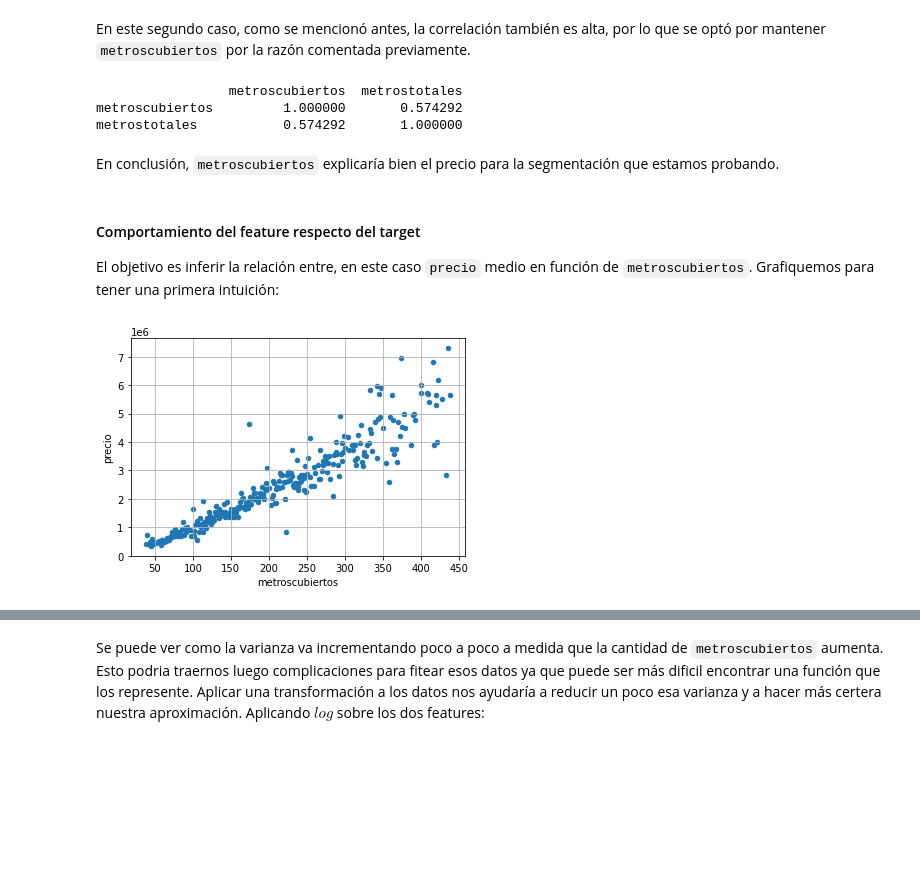
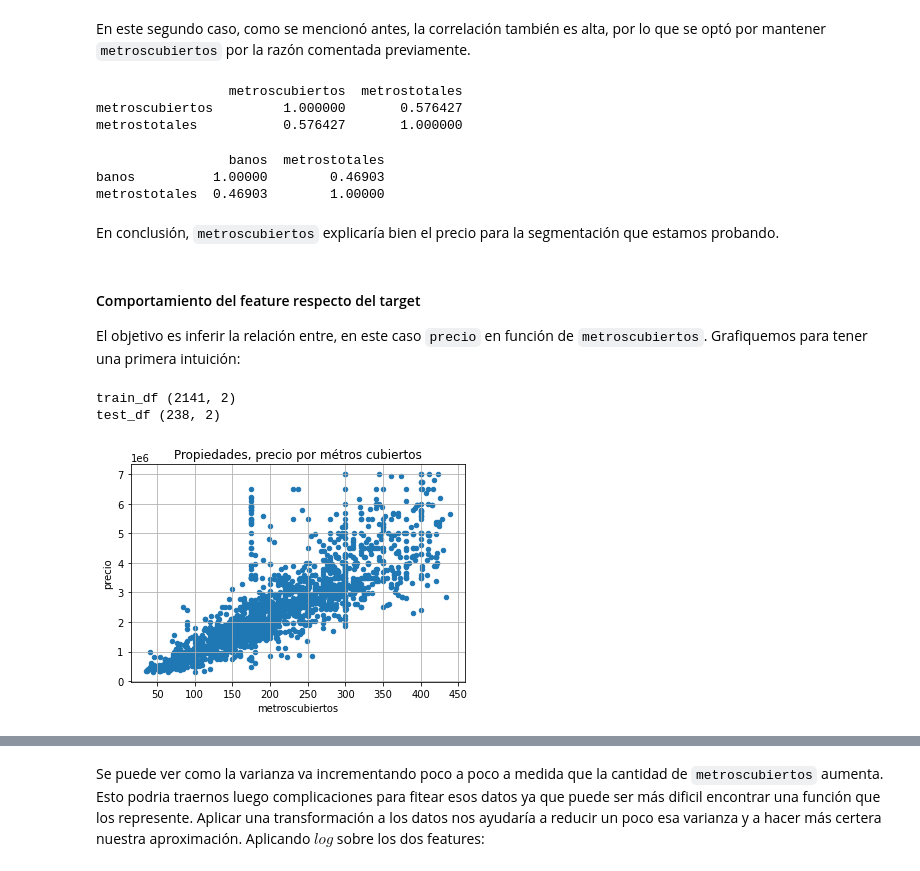
Before and after one commit to fzanollo/metodos-num, a Jupyter notebook: tp3/notebooks/PruebaDeConcepto.ipynb, the cells around one changed output, grey strips where cells are left out. Saved outputs shown, nothing was run; the diff lists cells and outputs as text; code cells hidden in the pictures; blank space fills up the shorter version.

```diff
--- a/tp3/notebooks/PruebaDeConcepto.ipynb
+++ b/tp3/notebooks/PruebaDeConcepto.ipynb
@@ -145,35 +230,41 @@ metroscubiertos  0.64305          1.00000
 # %% [markdown]
 En este segundo caso, como se mencionó antes, la correlación también es alta, por lo que se optó por mantener `metroscubiertos` por la razón comentada previamente.
 # %%
-print(train_df[['metroscubiertos', 'metrostotales']].corr())
+print(selection_df[['metroscubiertos', 'metrostotales']].corr())
 # %% [output]
                  metroscubiertos  metrostotales
-metroscubiertos         1.000000       0.574292
-metrostotales           0.574292       1.000000
+metroscubiertos         1.000000       0.576427
+metrostotales           0.576427       1.000000
+# %%
+print(selection_df[['banos', 'metrostotales']].corr())
+# %% [output]
+                 banos  metrostotales
+banos          1.00000        0.46903
+metrostotales  0.46903        1.00000
 # %% [markdown]
 En conclusión, `metroscubiertos` explicaría bien el precio para la segmentación que estamos probando.
 # %% [markdown]
 #### Comportamiento del feature respecto del target
 
-El objetivo es inferir la relación entre, en este caso `precio` medio en función de `metroscubiertos`. Grafiquemos para tener una primera intuición:
+El objetivo es inferir la relación entre, en este caso `precio` en función de `metroscubiertos`. Grafiquemos para tener una primera intuición:
 # %%
-# ¿ *esto vs sin agrupar* ?
+limit = math.floor(selection_df.shape[0] * .9)
 
-train_feature_df = train_df.groupby('metroscubiertos').mean().reset_index()
-test_feature_df = test_df.groupby('metroscubiertos').mean().reset_index()
+train_df = selection_df[:limit][['metroscubiertos', 'precio']]
+test_df = selection_df[limit:][['metroscubiertos', 'precio']]
+
+print(f"train_df {train_df.shape}")
+print(f"test_df {test_df.shape}")
 
 # removemos outliers de train set
-train_feature_df = train_feature_df[(np.abs(stats.zscore(train_feature_df)) < 3).all(axis=1)]
+train_df = train_df[(np.abs(stats.zscore(train_df)) < 3).all(axis=1)]
 
 # graficamos para hacernos una idea de la linealidad entre las dos variables
-train_feature_df.plot.scatter(y='precio', x='metroscubiertos')
+train_df.plot.scatter(y='precio', x='metroscubiertos')
+plt.title("Propiedades, precio por métros cubiertos")
 plt.grid(True)
 plt.show()
-
-x = train_feature_df['metroscubiertos']
-y = train_feature_df['precio']
-
-x_test = test_feature_df['metroscubiertos']
-y_test = test_feature_df['precio']
 # %% [output]
+train_df (2141, 2)
+test_df (238, 2)
-[figure, old version]
+[figure, new version]
```
Also changed, not shown: parts of 45 cells of this notebook, 3 other files.
